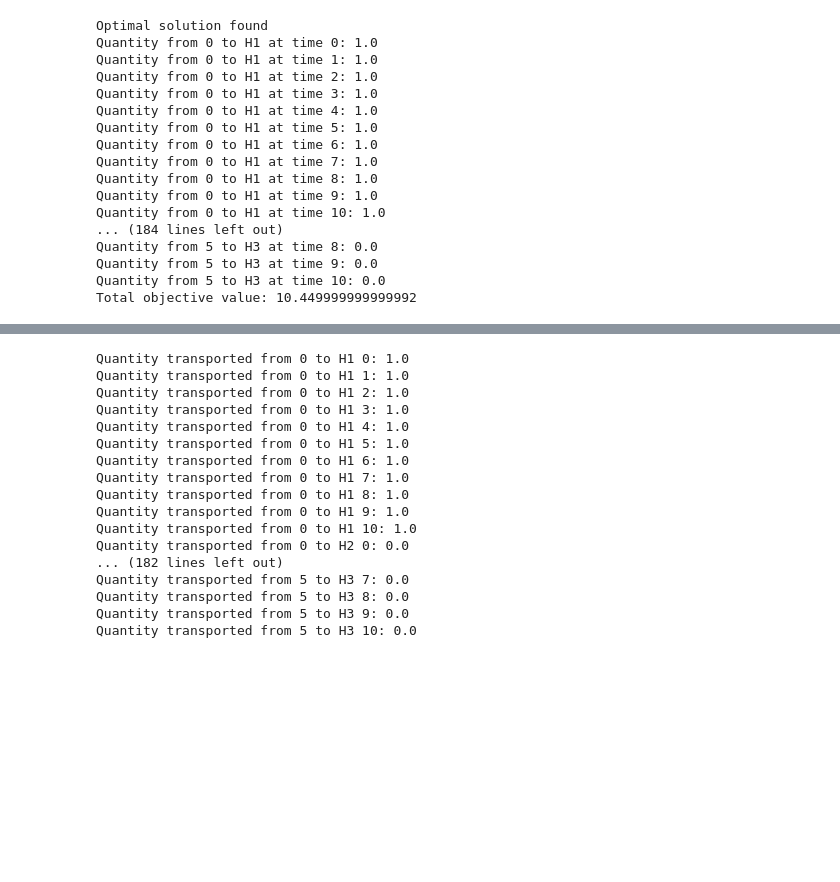
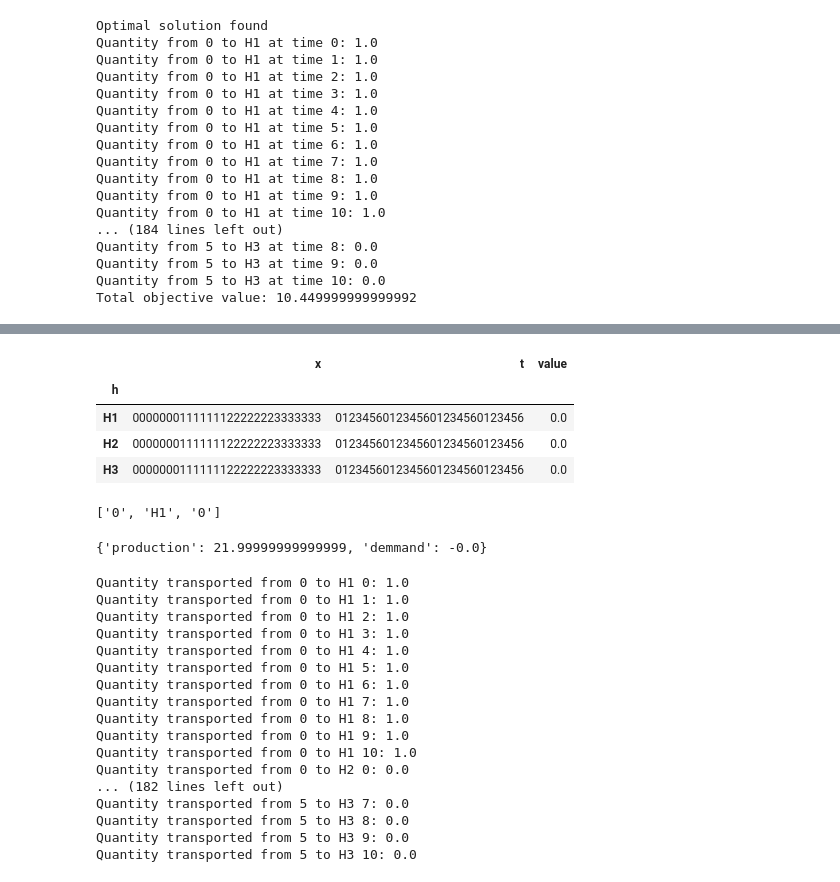
Before and after one commit to marnugue/crop_scheduling_optimization, a Jupyter notebook: notebooks/crop_sheduling.ipynb, the cells around one changed output, grey strips where cells are left out. Drawn from its saved outputs; the diff is of its cells as text; code cells hidden in the pictures; blank space fills up the shorter version.

```diff
--- a/notebooks/crop_sheduling.ipynb
+++ b/notebooks/crop_sheduling.ipynb
@@ -142,0 +267,5 @@ results.solver.termination_condition
+# %%
+import plotly.express as px
+import pandas as pd
+import re
+regex = r"scheduling\[(\w+),(\w+),(\w+)\]"
@@ -142,0 +304,19 @@ results.solver.termination_condition
+# %%
+idx = 0
+for  key , value in  solution.items():
+    columns = re.findall(regex, key)
+    if columns:
+        columns = columns[0]
+    else:
+        continue
+    df.loc[idx,:] = list(columns) + [value]
+    idx+=1
+# df = df[df['x']=='0']
+# %%
+df.groupby('h').sum()
+# %% [output]
+|  | x | t | value |
+| h |  |  |  |
+| H1 | 0000000111111122222223333333 | 0123456012345601234560123456 | 0.0 |
+| H2 | 0000000111111122222223333333 | 0123456012345601234560123456 | 0.0 |
+| H3 | 0000000111111122222223333333 | 0123456012345601234560123456 | 0.0 |
@@ -143,3 +345,11 @@ results.solver.termination_condition
+# %%
+plant_vegetable_bin
+# %% [output]
+['0', 'H1', '0']
+# %%
+solutions[0].obj_values
+# %% [output]
+{'production': 21.99999999999999, 'demmand': -0.0}
 # %%
 for x in model.X:
     for h in model.VEGETABLES:
```
Also changed, not shown: parts of 16 cells of this notebook.
